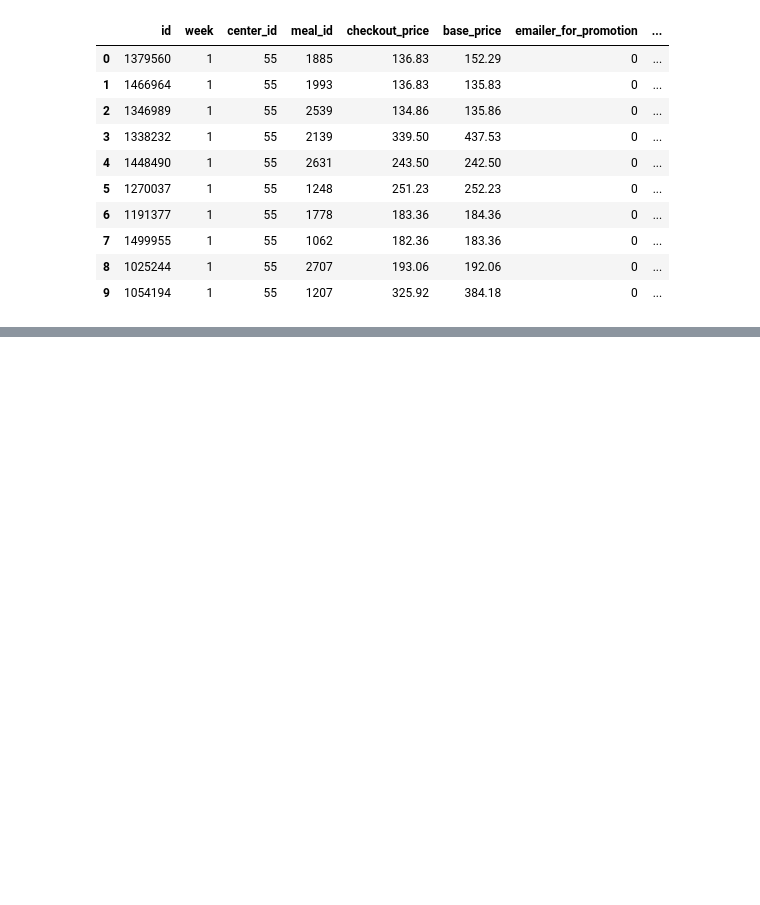
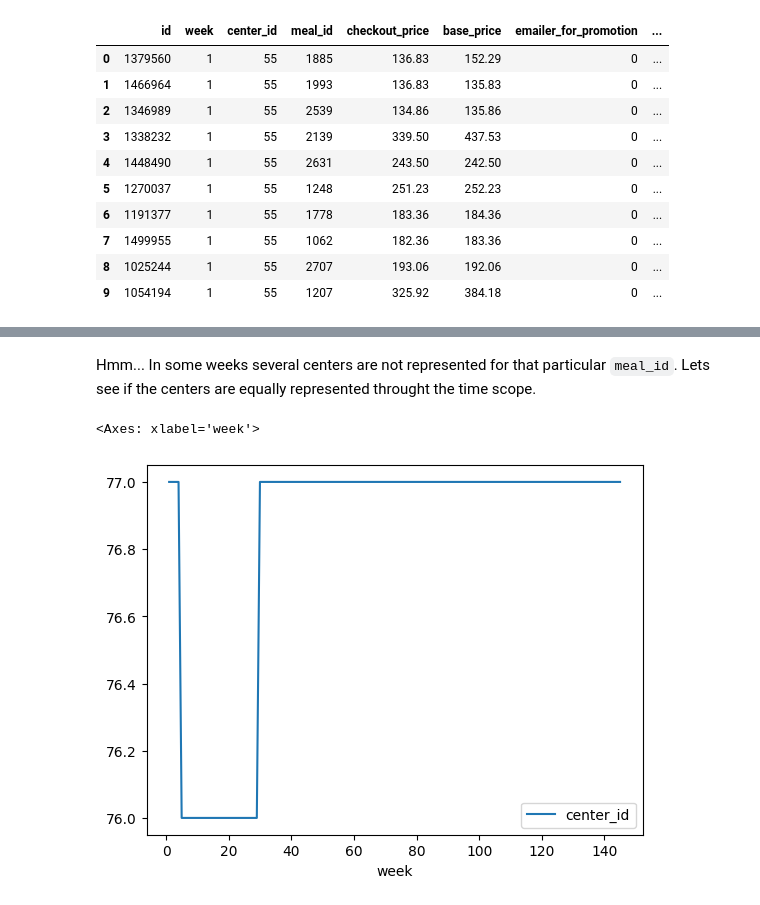
Before and after one commit to Arghantyr/Data-magic-dojo, a Jupyter notebook: datasets/food-demand-forecasting/food-demand-forecasting-EDA.ipynb, the cells around one changed output, grey strips where cells are left out. Saved outputs shown, nothing was run; the diff lists cells and outputs as text; code cells hidden in the pictures; blank space fills up the shorter version.

```diff
--- a/datasets/food-demand-forecasting/food-demand-forecasting-EDA.ipynb
+++ b/datasets/food-demand-forecasting/food-demand-forecasting-EDA.ipynb
@@ -236,0 +348,7 @@ train.head(10)
+# %% [markdown]
+Hmm... In some weeks several centers are not represented for that particular `meal_id`. Lets see if the centers are equally represented throught the time scope.
+# %%
+train[['week', 'center_id']].drop_duplicates().groupby('week').count().plot()
+# %% [output]
+<Axes: xlabel='week'>
+[figure, added]
```
Also changed, not shown: parts of 21 cells of this notebook.
